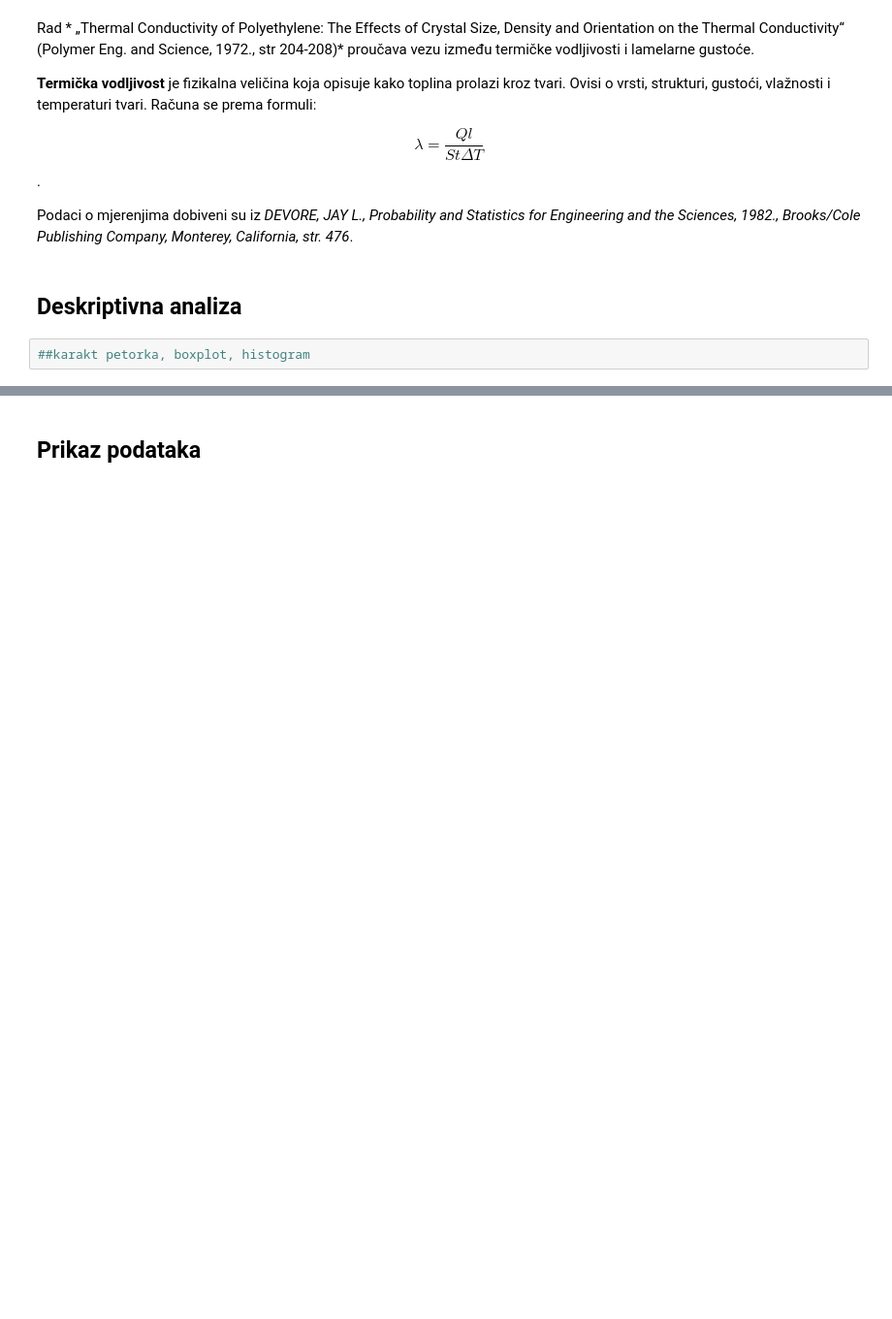
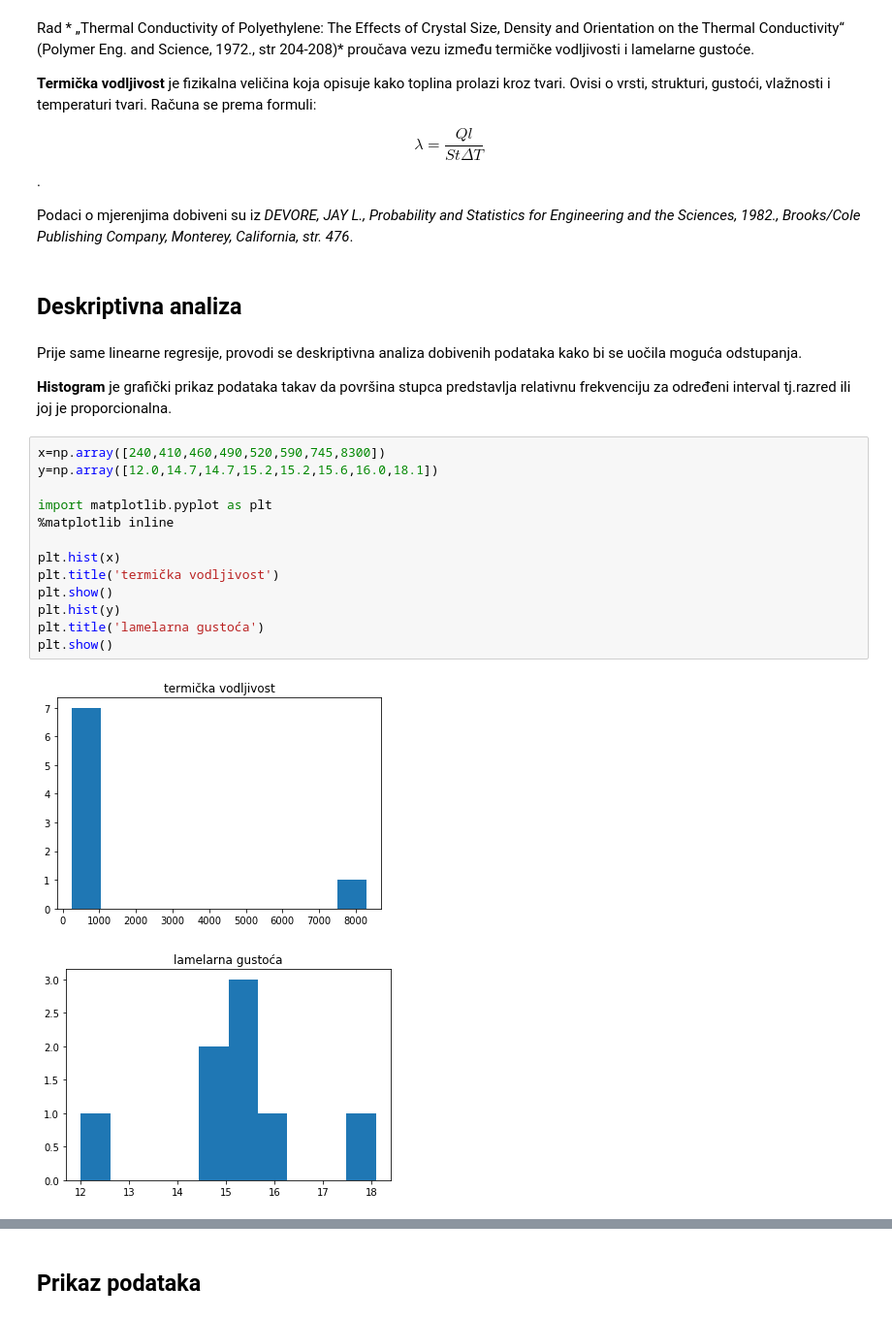
Before and after one commit to pevlaic/Softver, a Jupyter notebook: Petra_MS1.ipynb, the cells around one changed output, grey strips where cells are left out. Shown: that part at 97% size. Saved outputs shown, nothing was run; the diff lists cells and outputs as text; blank space fills up the shorter version.

Commit message:
Deskriptivna statistika

```diff
--- a/Petra_MS1.ipynb
+++ b/Petra_MS1.ipynb
@@ -35,5 +35,23 @@ $$\lambda =\frac{Ql}{St\Delta T}$$.
 Podaci o mjerenjima dobiveni su iz *DEVORE, JAY L., Probability and Statistics for Engineering and the Sciences, 1982., Brooks/Cole Publishing Company, Monterey, California, str. 476*.
 # %% [markdown]
 ## Deskriptivna analiza
-# %%
-##karakt petorka, boxplot, histogram
+# %% [markdown]
+Prije same linearne regresije, provodi se deskriptivna analiza dobivenih podataka kako bi se uočila moguća odstupanja.
+
+**Histogram** je grafički prikaz podataka takav da površina stupca predstavlja relativnu frekvenciju za određeni interval tj.razred ili joj je proporcionalna.
+# %%
+x=np.array([240,410,460,490,520,590,745,8300])
+y=np.array([12.0,14.7,14.7,15.2,15.2,15.6,16.0,18.1])
+
+import matplotlib.pyplot as plt
+%matplotlib inline
+
+plt.hist(x)
+plt.title('termička vodljivost')
+plt.show()
+plt.hist(y)
+plt.title('lamelarna gustoća')
+plt.show()
+# %% [output]
+[figure, added]
+[figure, added]
```
Also changed, not shown: parts of 8 cells of this notebook.
